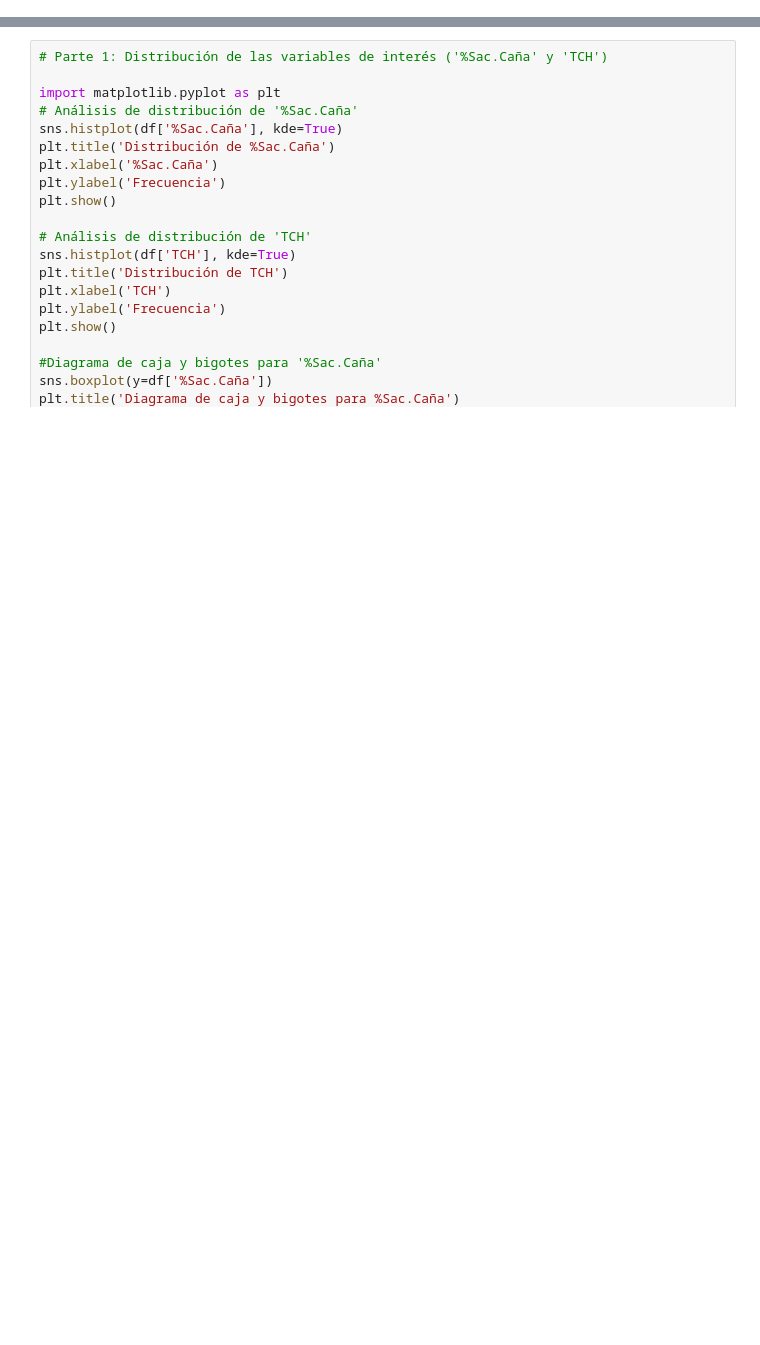
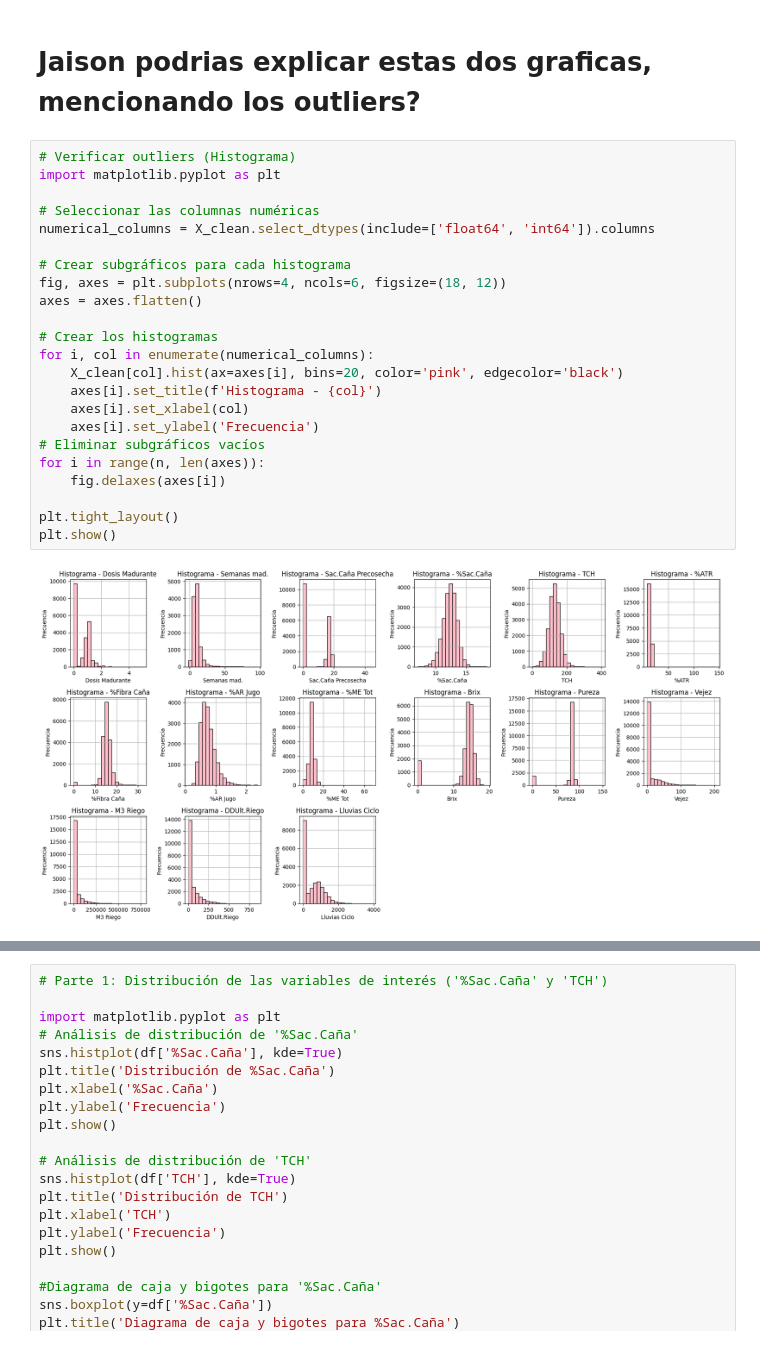
Before and after one commit to DiegoAlv9423/Taller_AC_2025, a Jupyter notebook: Taller_finalAC.ipynb, the cells around one changed output, grey strips where cells are left out. Saved outputs shown, nothing was run; the diff lists cells and outputs as text; blank space fills up the shorter version.

```diff
--- a/Taller_finalAC.ipynb
+++ b/Taller_finalAC.ipynb
@@ -82,0 +240,27 @@ TAREA: detectar valores faltantes y posibles outliers. JOHANA hacerlo variable a
+# %% [markdown]
+# **Jaison** podrias explicar estas dos graficas, mencionando los outliers?
+# %%
+# Verificar outliers (Histograma)
+import matplotlib.pyplot as plt
+
+# Seleccionar las columnas numéricas
+numerical_columns = X_clean.select_dtypes(include=['float64', 'int64']).columns
+
+# Crear subgráficos para cada histograma
+fig, axes = plt.subplots(nrows=4, ncols=6, figsize=(18, 12))
+axes = axes.flatten()
+
+# Crear los histogramas
+for i, col in enumerate(numerical_columns):
+    X_clean[col].hist(ax=axes[i], bins=20, color='pink', edgecolor='black')
+    axes[i].set_title(f'Histograma - {col}')
+    axes[i].set_xlabel(col)
+    axes[i].set_ylabel('Frecuencia')
+# Eliminar subgráficos vacíos
+for i in range(n, len(axes)):
+    fig.delaxes(axes[i])
+
+plt.tight_layout()
+plt.show()
+# %% [output]
+[figure, added]
```
Also changed, not shown: parts of 45 cells of this notebook.
